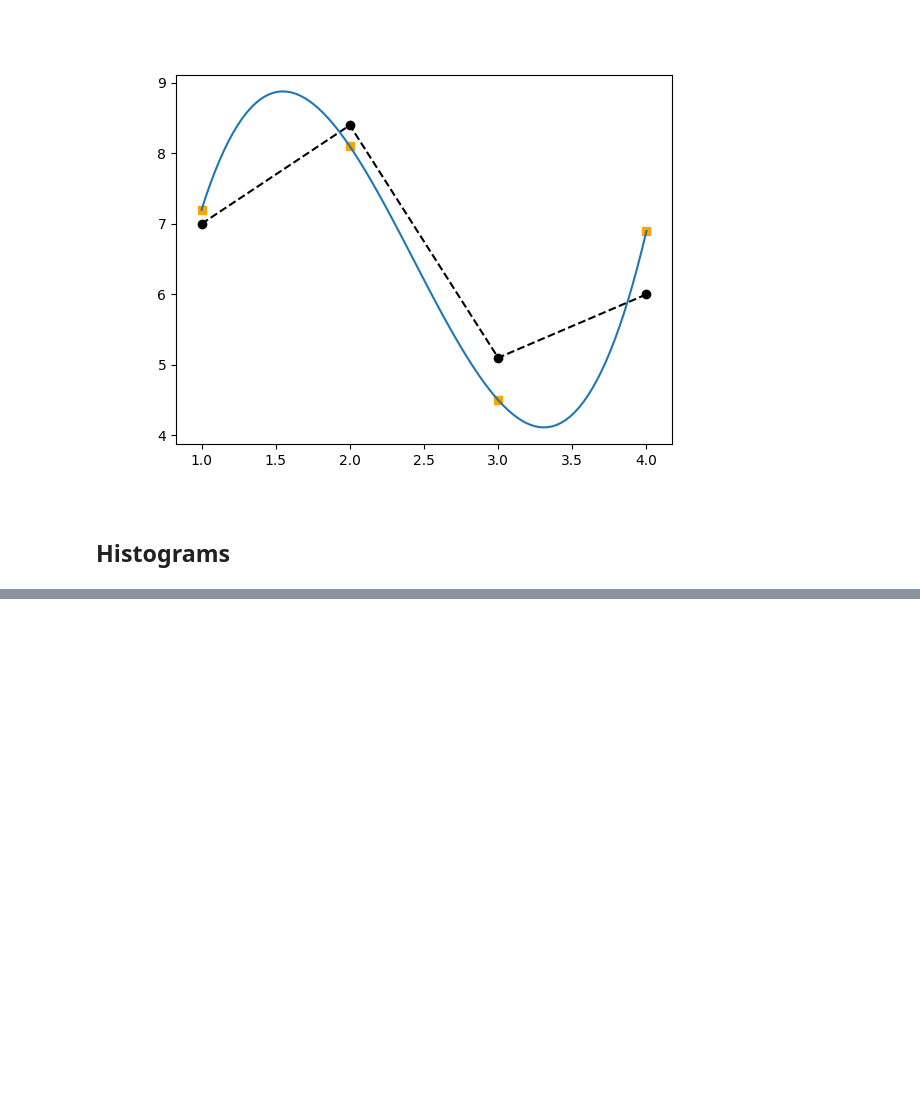
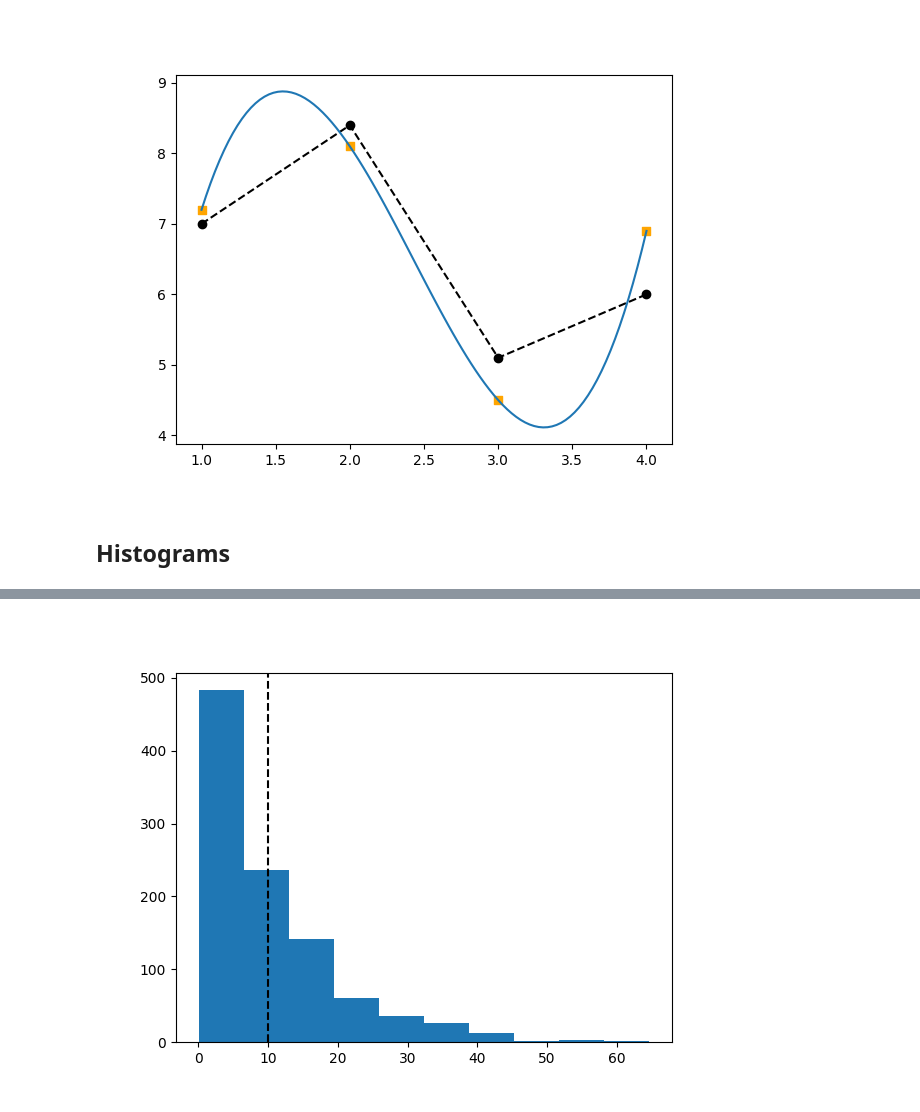
Before and after one commit to ruivieira/java-plotlib, a Jupyter notebook: docs/examples.ipynb, the cells around one changed output, grey strips where cells are left out. Saved outputs shown, nothing was run; the diff lists cells and outputs as text; code cells hidden in the pictures; blank space fills up the shorter version.

```diff
--- a/docs/examples.ipynb
+++ b/docs/examples.ipynb
@@ -108,0 +109,10 @@ figure.getBufferedImage();
+# %%
+import org.ruivieira.plotlib.plots.VerticalLine;
+
+Figure figure = new Figure();
+figure.add(new Histogram<>(Arrays.asList(samples)));
+figure.add(new VerticalLine<>(10.0).setColour("black").setLineStyle("--"));
+
+figure.getBufferedImage();
+# %% [output]
+[figure, added]
```
Also changed, not shown: parts of 4 cells of this notebook.
